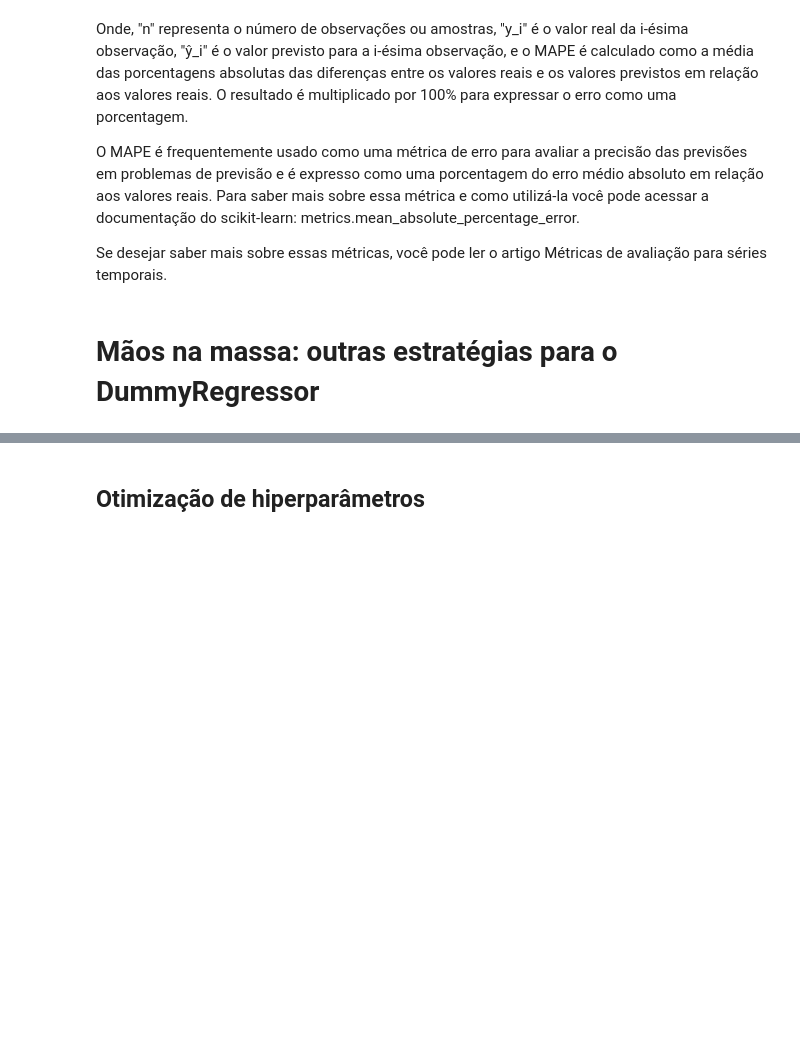
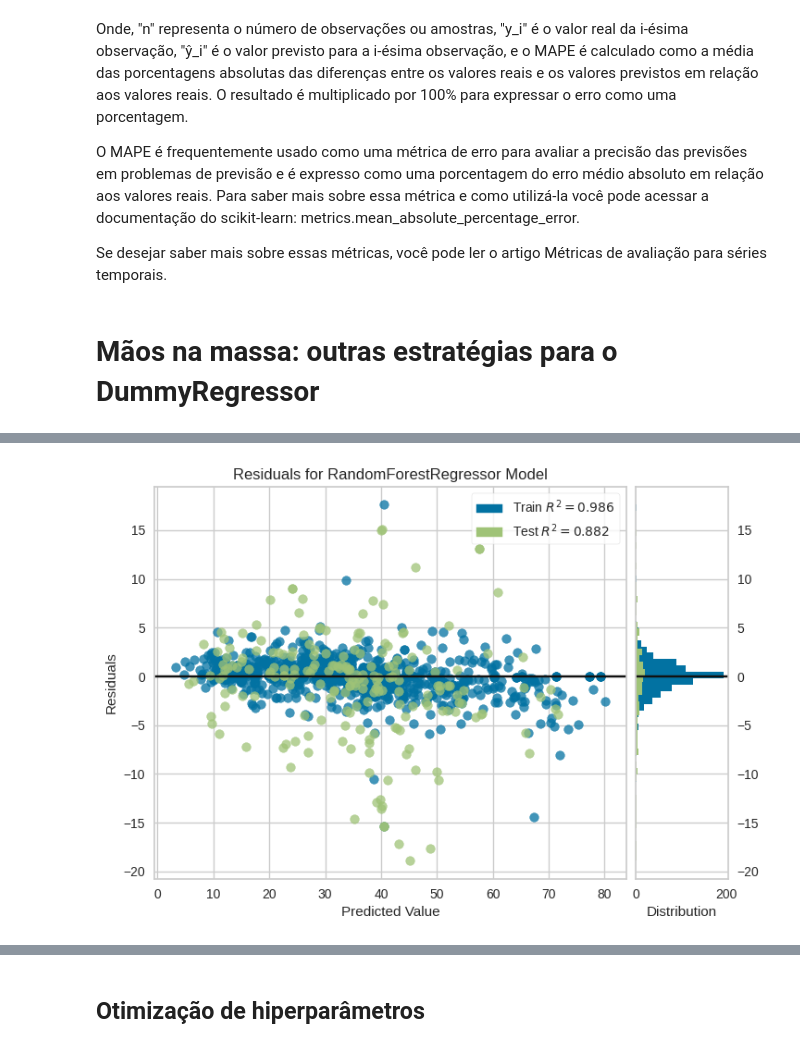
Before and after one commit to tluistorres/Cursos, a Jupyter notebook: curso_modelo_atraso_voo.ipynb, the cells around one changed output, grey strips where cells are left out. Drawn from its saved outputs; the diff is of its cells as text; code cells hidden in the pictures; blank space fills up the shorter version.

```diff
--- a/curso_modelo_atraso_voo.ipynb
+++ b/curso_modelo_atraso_voo.ipynb
@@ -1724,0 +1843,7 @@ calcular_metricas_regressao(y_test, y_pred_rf)
+# %%
+from sklearn.ensemble import RandomForestRegressor
+
+model_rf = RandomForestRegressor()
+model_rf.fit(X_train, y_train)
+y_pred_rf = model_rf.predict(X_test)
+calcular_metricas_regressao(y_test, y_pred_rf)
@@ -1724,0 +1856,7 @@ calcular_metricas_regressao(y_test, y_pred_rf)
+# %%
+from sklearn.ensemble import RandomForestRegressor
+
+model_rf = RandomForestRegressor(max_depths=5, random_state=42)
+model_rf.fit(X_train, y_train)
+y_pred_rf = model_rf.predict(X_test)
+calcular_metricas_regressao(y_test, y_pred_rf)
@@ -1724,0 +1913,6 @@ calcular_metricas_regressao(y_test, y_pred_rf)
+# %%
+from yellowbrick.regressor import residuals_plot
+
+viz = residuals_plot(model_rf, X_train, y_train, X_test, y_test)
+# %% [output]
+[figure, added]
```
Also changed, not shown: parts of 167 cells of this notebook.
